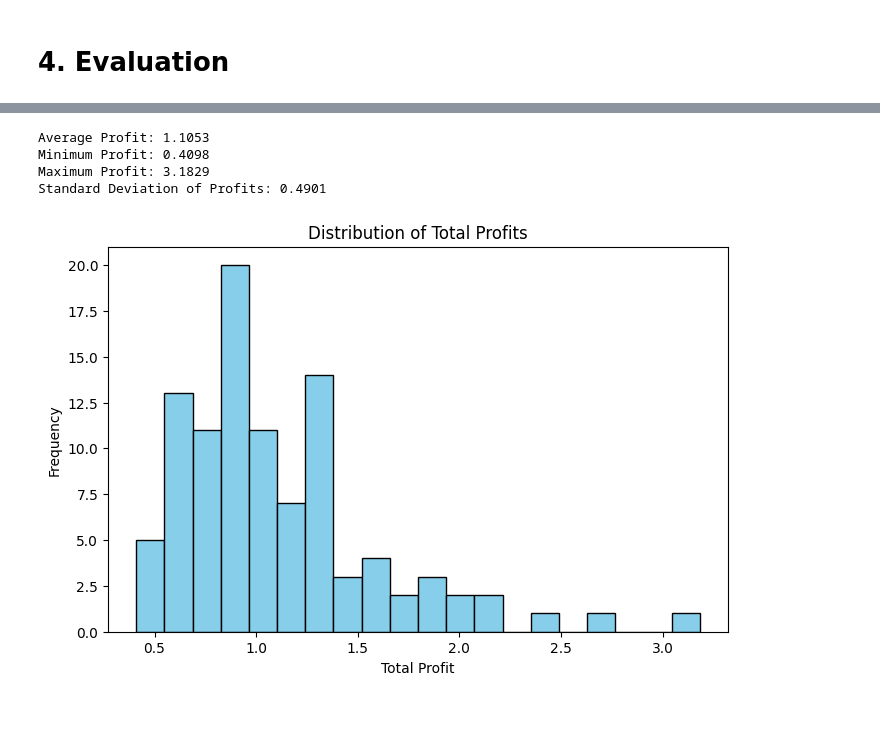
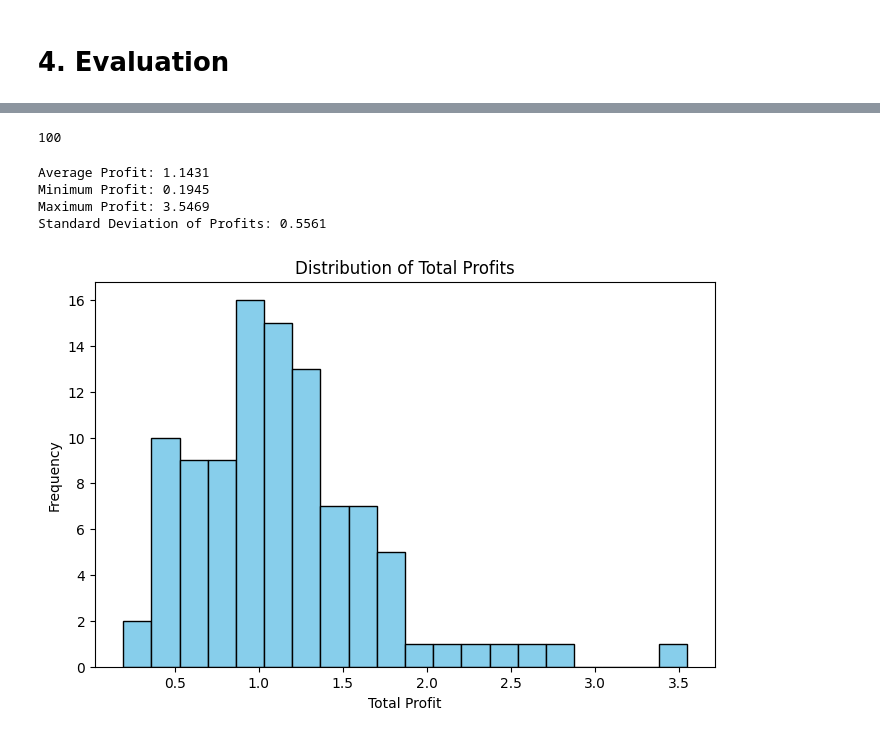
Before and after one commit to AbdelmoumenDeghbouche/Crypto-Currencies-Reinforcement-Learning-Agent, a Jupyter notebook: Notebook/Final_RL_project_Distribuation.ipynb, the cells around one changed output, grey strips where cells are left out. Drawn from its saved outputs; the diff is of its cells as text; code cells hidden in the pictures.

```diff
--- a/Notebook/Final_RL_project_Distribuation.ipynb
+++ b/Notebook/Final_RL_project_Distribuation.ipynb
@@ -816,3 +823,7 @@ plt.show()
+# %%
+len(test_envs_profit[-100:])
+# %% [output]
+100
 # %%
 def analyze_profit_array(profits_array):
     """
@@ -824,36 +835,36 @@ def analyze_profit_array(profits_array):
 
     # Convert to numpy array if it's a list for easier handling
     profits_array = np.array(profits_array)
 
     # Create a DataFrame from the numpy array
     df = pd.DataFrame(profits_array, columns=['Total Profit'])
 
 
     # Calculate basic statistics
     average_profit = df['Total Profit'].mean()
     min_profit = df['Total Profit'].min()
     max_profit = df['Total Profit'].max()
     std_profit = df['Total Profit'].std()
 
 
     print(f"Average Profit: {average_profit:.4f}")
     print(f"Minimum Profit: {min_profit:.4f}")
     print(f"Maximum Profit: {max_profit:.4f}")
     print(f"Standard Deviation of Profits: {std_profit:.4f}")
 
     # Plot the distribution
     plt.figure(figsize=(8, 5))
     plt.hist(df['Total Profit'], bins=20, color='skyblue', edgecolor='black')
     plt.title('Distribution of Total Profits')
     plt.xlabel('Total Profit')
     plt.ylabel('Frequency')
     plt.show()
 
 
-analyze_profit_array(test_envs_profit)
+analyze_profit_array(test_envs_profit[-100:])
 # %% [output]
-Average Profit: 1.1053
-Minimum Profit: 0.4098
-Maximum Profit: 3.1829
-Standard Deviation of Profits: 0.4901
+Average Profit: 1.1431
+Minimum Profit: 0.1945
+Maximum Profit: 3.5469
+Standard Deviation of Profits: 0.5561
-[figure, old version]
+[figure, new version]
```
Also changed, not shown: parts of 7 cells of this notebook.
